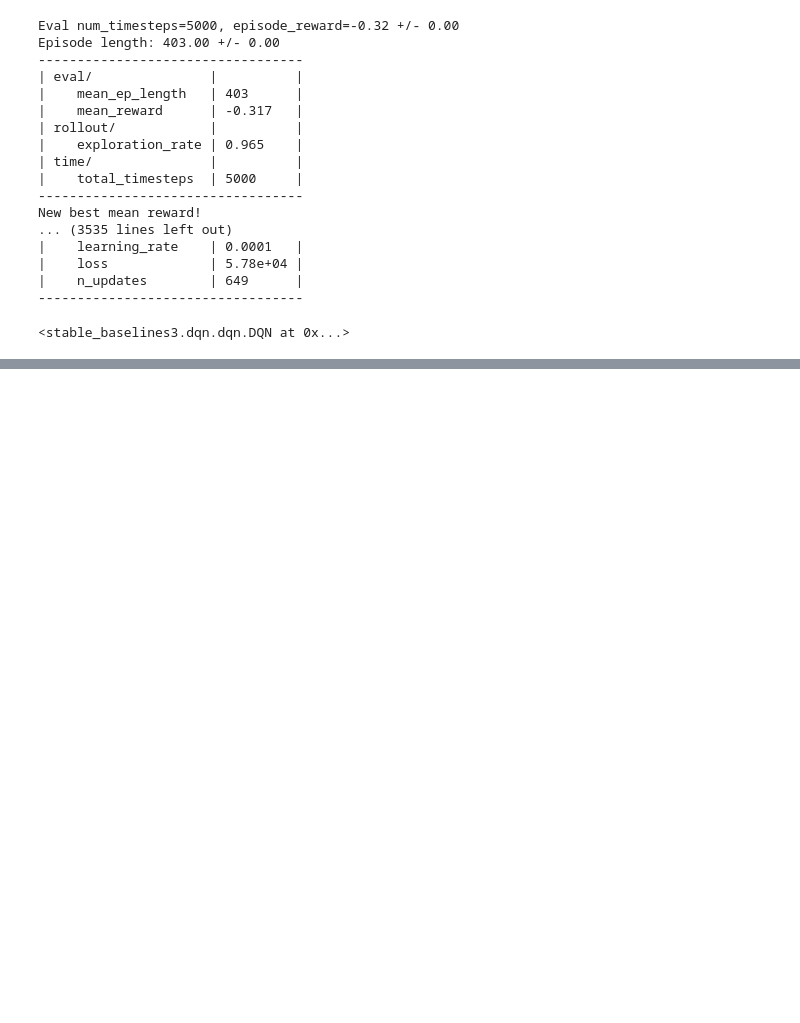
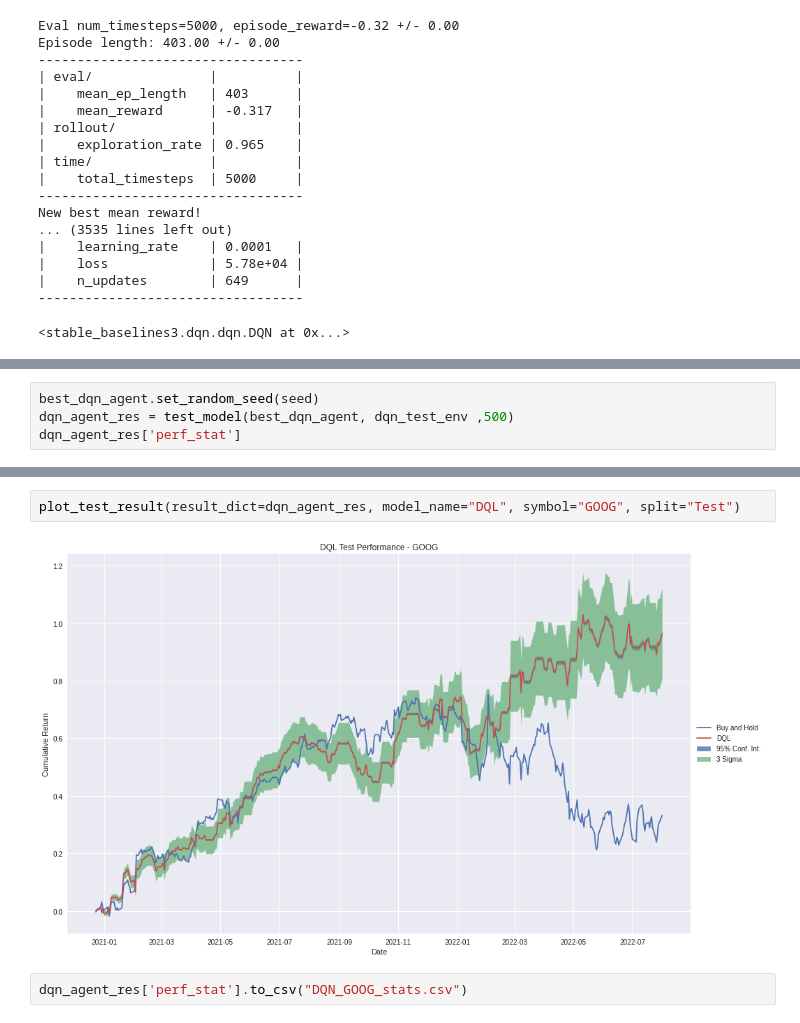
Before and after one commit to parveenxkashyap/deepRL-algorithmic-trading, a Jupyter notebook: notebook.ipynb, the cells around one changed output, grey strips where cells are left out. Saved outputs shown, nothing was run; the diff lists cells and outputs as text; blank space fills up the shorter version.

Commit message:
result

```diff
--- a/notebook.ipynb
+++ b/notebook.ipynb
@@ -1381,0 +1384,4 @@ New best mean reward!
+# %%
+best_dqn_agent.set_random_seed(seed)
+dqn_agent_res = test_model(best_dqn_agent, dqn_test_env ,500)
+dqn_agent_res['perf_stat']
@@ -1381,0 +1403,6 @@ New best mean reward!
+# %%
+plot_test_result(result_dict=dqn_agent_res, model_name="DQL", symbol="GOOG", split="Test")
+# %% [output]
+[figure, added]
+# %%
+dqn_agent_res['perf_stat'].to_csv("DQN_GOOG_stats.csv")
```
Also changed, not shown: parts of 10 cells of this notebook.
